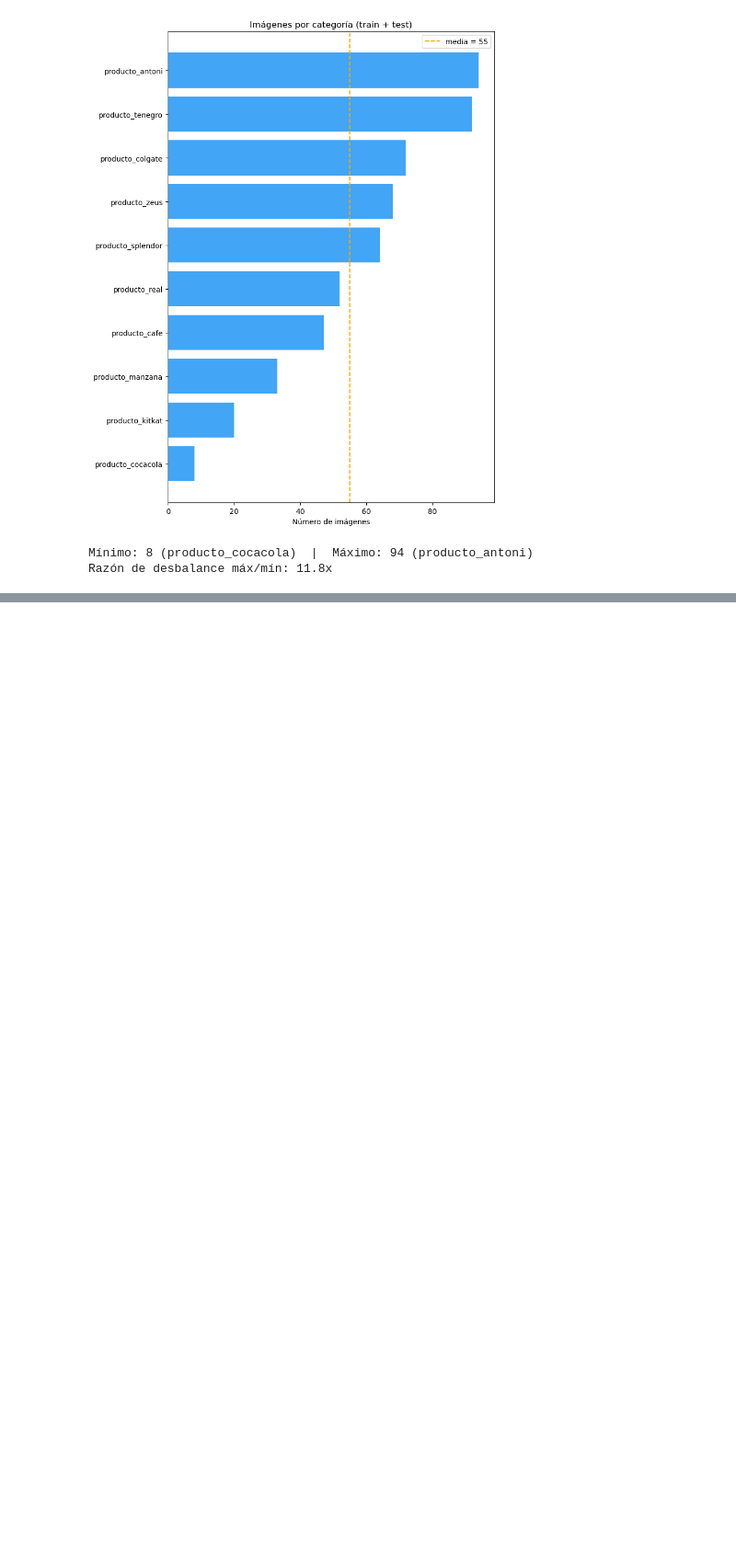
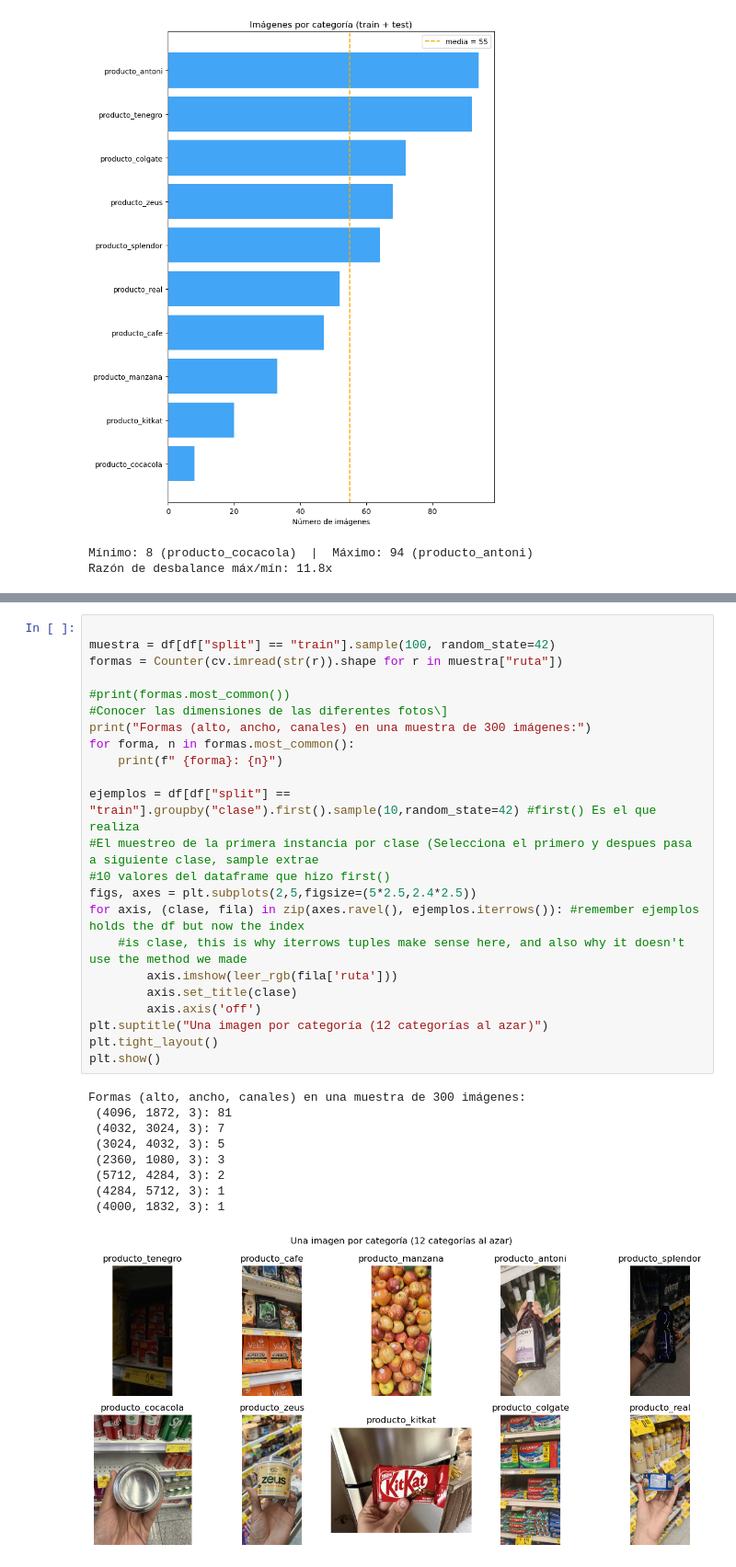
Before and after one commit to Alexis6am/Project_CV, a Jupyter notebook: notebooks/U1.ipynb, the cells around one changed output, grey strips where cells are left out. Shown at 92% size. Saved outputs shown, nothing was run; the diff lists cells and outputs as text; blank space fills up the shorter version.

```diff
--- a/notebooks/U1.ipynb
+++ b/notebooks/U1.ipynb
@@ -165,0 +181,33 @@ TEST
+# %%
+
+muestra = df[df["split"] == "train"].sample(100, random_state=42)
+formas = Counter(cv.imread(str(r)).shape for r in muestra["ruta"])
+
+#print(formas.most_common())
+#Conocer las dimensiones de las diferentes fotos\]
+print("Formas (alto, ancho, canales) en una muestra de 300 imágenes:")
+for forma, n in formas.most_common():
+    print(f" {forma}: {n}")
+
+ejemplos = df[df["split"] == "train"].groupby("clase").first().sample(10,random_state=42) #first() Es el que realiza
+#El muestreo de la primera instancia por clase (Selecciona el primero y despues pasa a siguiente clase, sample extrae
+#10 valores del dataframe que hizo first()
+figs, axes = plt.subplots(2,5,figsize=(5*2.5,2.4*2.5))
+for axis, (clase, fila) in zip(axes.ravel(), ejemplos.iterrows()): #remember ejemplos holds the df but now the index
+    #is clase, this is why iterrows tuples make sense here, and also why it doesn't use the method we made
+        axis.imshow(leer_rgb(fila['ruta']))
+        axis.set_title(clase)
+        axis.axis('off')
+plt.suptitle("Una imagen por categoría (12 categorías al azar)")
+plt.tight_layout()
+plt.show()
+# %% [output]
+Formas (alto, ancho, canales) en una muestra de 300 imágenes:
+ (4096, 1872, 3): 81
+ (4032, 3024, 3): 7
+ (3024, 4032, 3): 5
+ (2360, 1080, 3): 3
+ (5712, 4284, 3): 2
+ (4284, 5712, 3): 1
+ (4000, 1832, 3): 1
+[figure, added]
```
Also changed, not shown: parts of 10 cells of this notebook, 2 other files.
